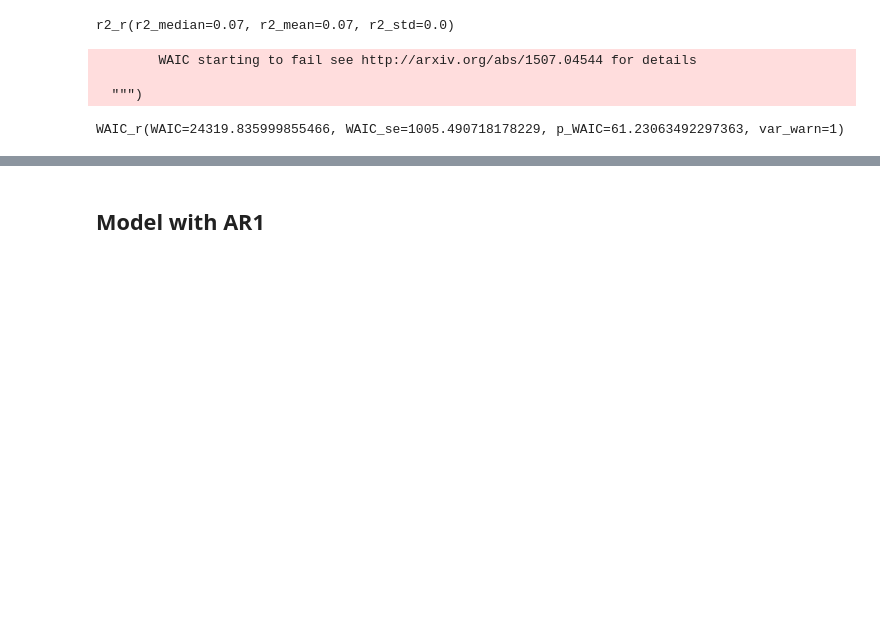
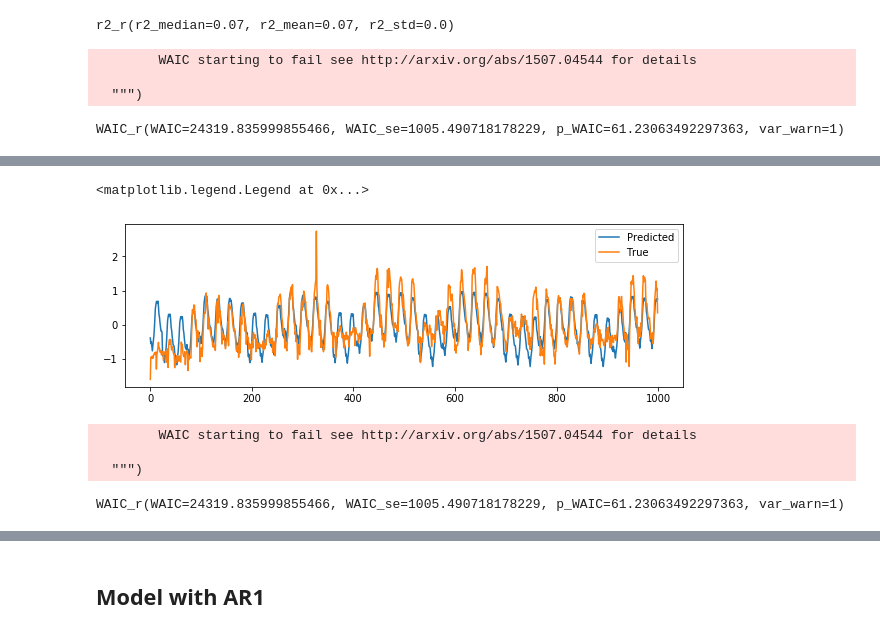
Before and after one commit to FangFeng-077/great-energy-predictor, a Jupyter notebook: hw_7_update.ipynb, the cells around one changed output, grey strips where cells are left out. Cells and saved outputs as stored; diff of their text form; code cells hidden in the pictures; blank space fills up the shorter version.

```diff
--- a/hw_7_update.ipynb
+++ b/hw_7_update.ipynb
@@ -345,0 +529,4 @@ WAIC_r(WAIC=24319.835999855466, WAIC_se=1005.490718178229, p_WAIC=61.23063492297
+# %%
+import theano
+x_shared = theano.shared(train.values)
+y_shared = theano.shared(df_final['meter_reading'][:6000].values)
@@ -345,0 +592,16 @@ WAIC_r(WAIC=24319.835999855466, WAIC_se=1005.490718178229, p_WAIC=61.23063492297
+# %%
+n = 1000
+plt.figure(figsize=(10,3))
+plt.plot(sample_mean_time[0:n],label='Predicted')
+plt.plot(df_final['meter_reading'].values[0:n],label='True')
+plt.legend()
+# %% [output]
+<matplotlib.legend.Legend at 0x...>
+[figure, added]
+# %%
+pm.stats.waic(trace, model = multiple_model)
+# %% [output]
+        WAIC starting to fail see http://arxiv.org/abs/1507.04544 for details
+
+  """)
+WAIC_r(WAIC=24319.835999855466, WAIC_se=1005.490718178229, p_WAIC=61.23063492297363, var_warn=1)
```
Also changed, not shown: parts of 38 cells of this notebook.
